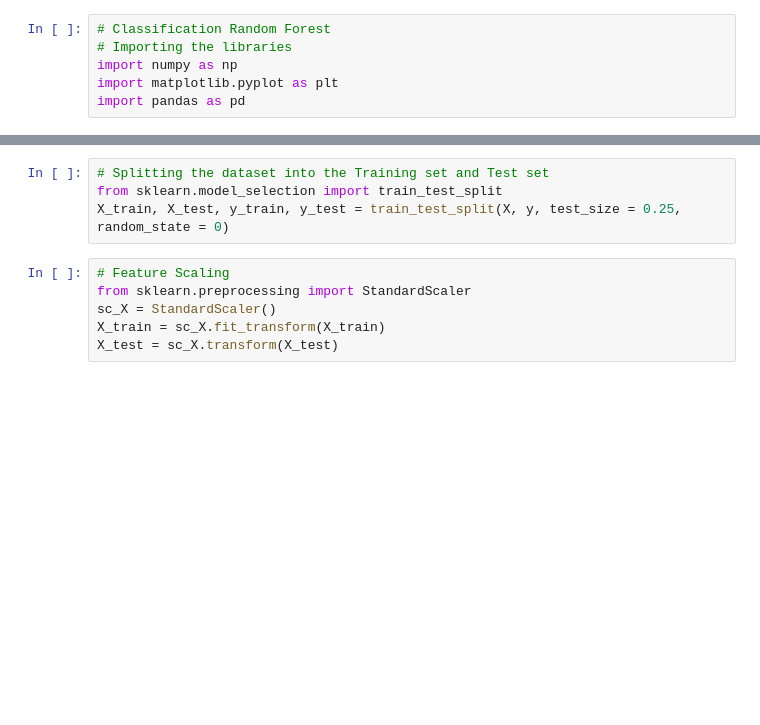
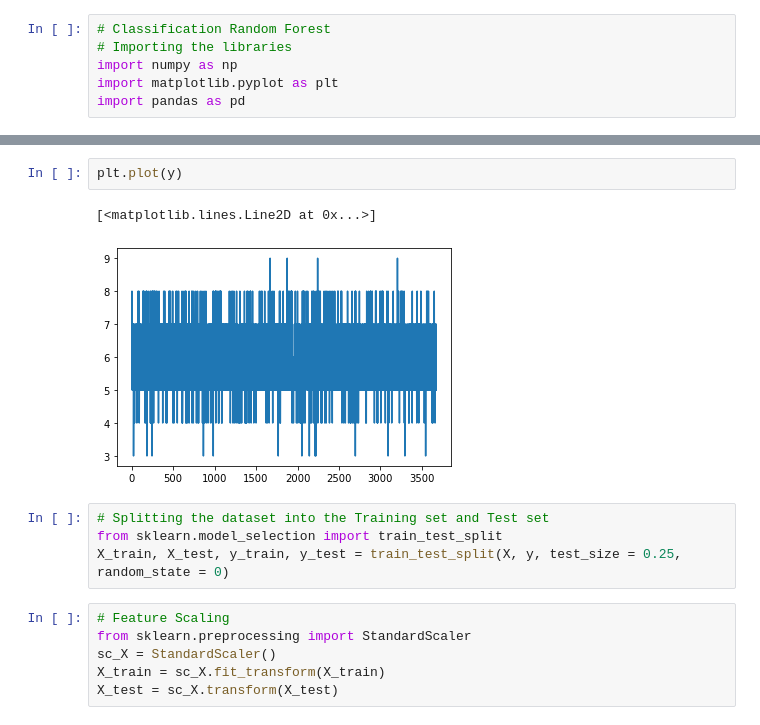
Before and after one commit to PrabhatBara/ml_notebooks, a Jupyter notebook: Classification/random_forest_classifier/random_forest_classifier.ipynb, the cells around one changed output, grey strips where cells are left out. Cells and saved outputs as stored; diff of their text form; blank space fills up the shorter version.

```diff
--- a/Classification/random_forest_classifier/random_forest_classifier.ipynb
+++ b/Classification/random_forest_classifier/random_forest_classifier.ipynb
@@ -26,3 +36,8 @@ y = data.iloc[:, 4].values
+# %%
+plt.plot(y)
+# %% [output]
+[<matplotlib.lines.Line2D at 0x...>]
+[figure, added]
 # %%
 # Splitting the dataset into the Training set and Test set
 from sklearn.model_selection import train_test_split
```
Also changed, not shown: parts of 15 cells of this notebook, 5 other files.
